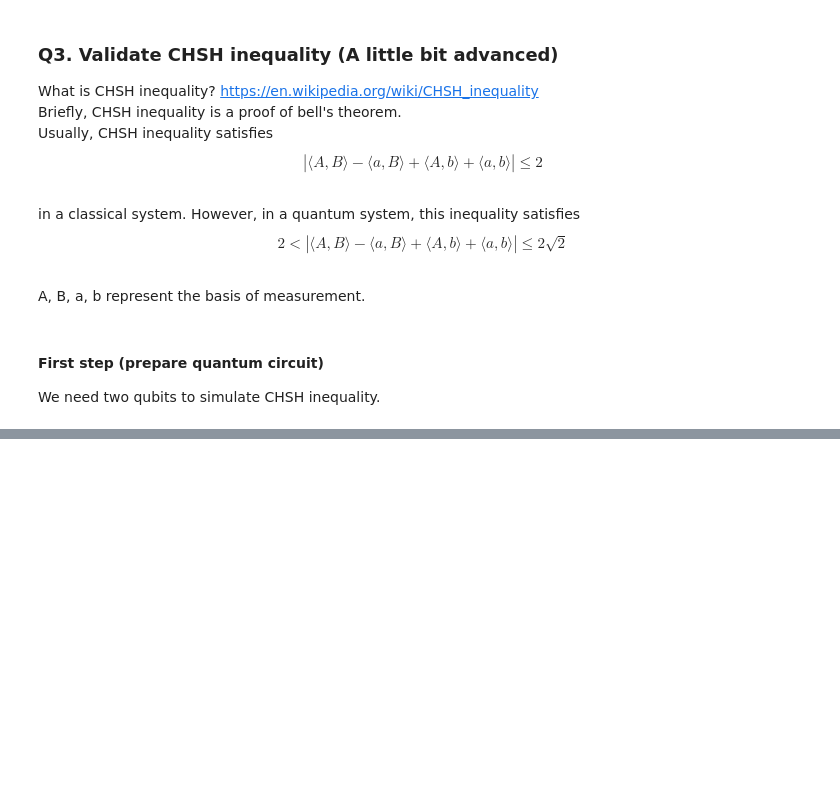
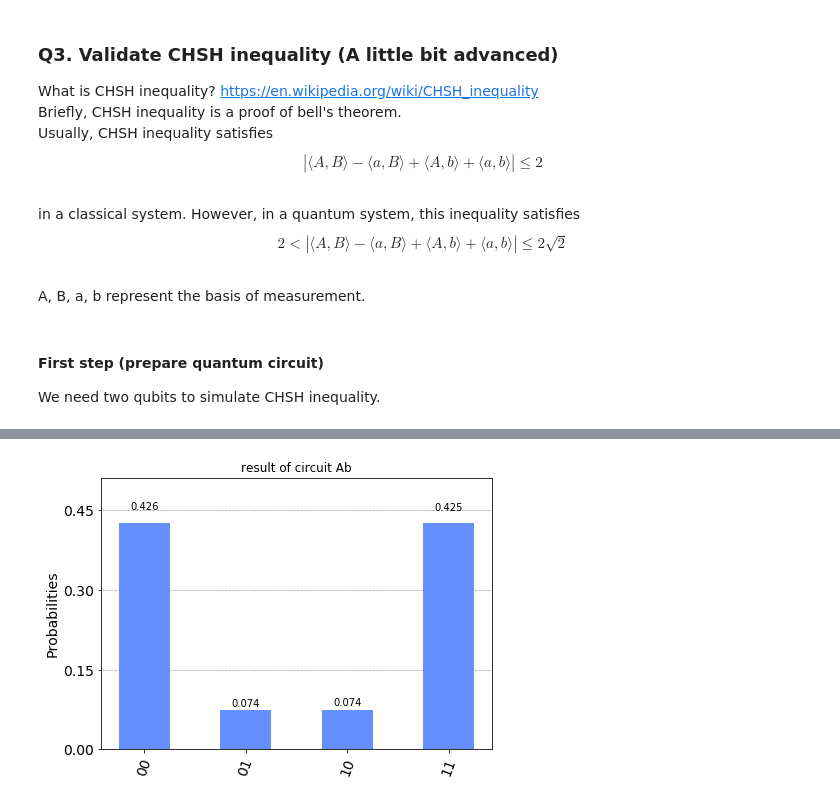
Before and after one commit to Chibikuri/Assignment, a Jupyter notebook: 2.two_qubit/Notebook.ipynb, the cells around one changed output, grey strips where cells are left out. Saved outputs shown, nothing was run; the diff lists cells and outputs as text; code cells hidden in the pictures; blank space fills up the shorter version.

```diff
--- a/2.two_qubit/Notebook.ipynb
+++ b/2.two_qubit/Notebook.ipynb
@@ -226,0 +228,4 @@ print(abs(AB - Ab + aB + ab))
+# %%
+plot_histogram(counts_Ab, title="result of circuit Ab")
+# %% [output]
+[figure, added]
```
Also changed, not shown: parts of 29 cells of this notebook.
